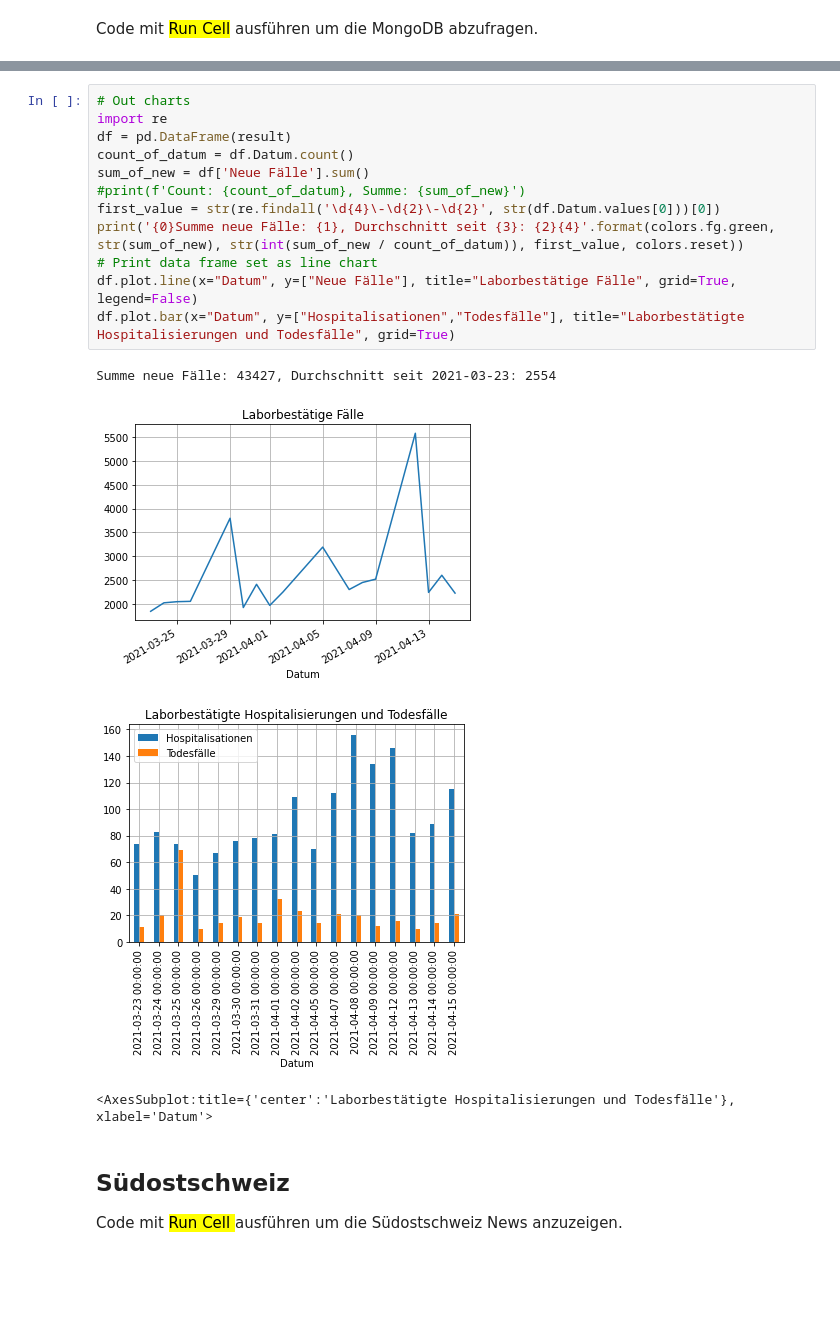
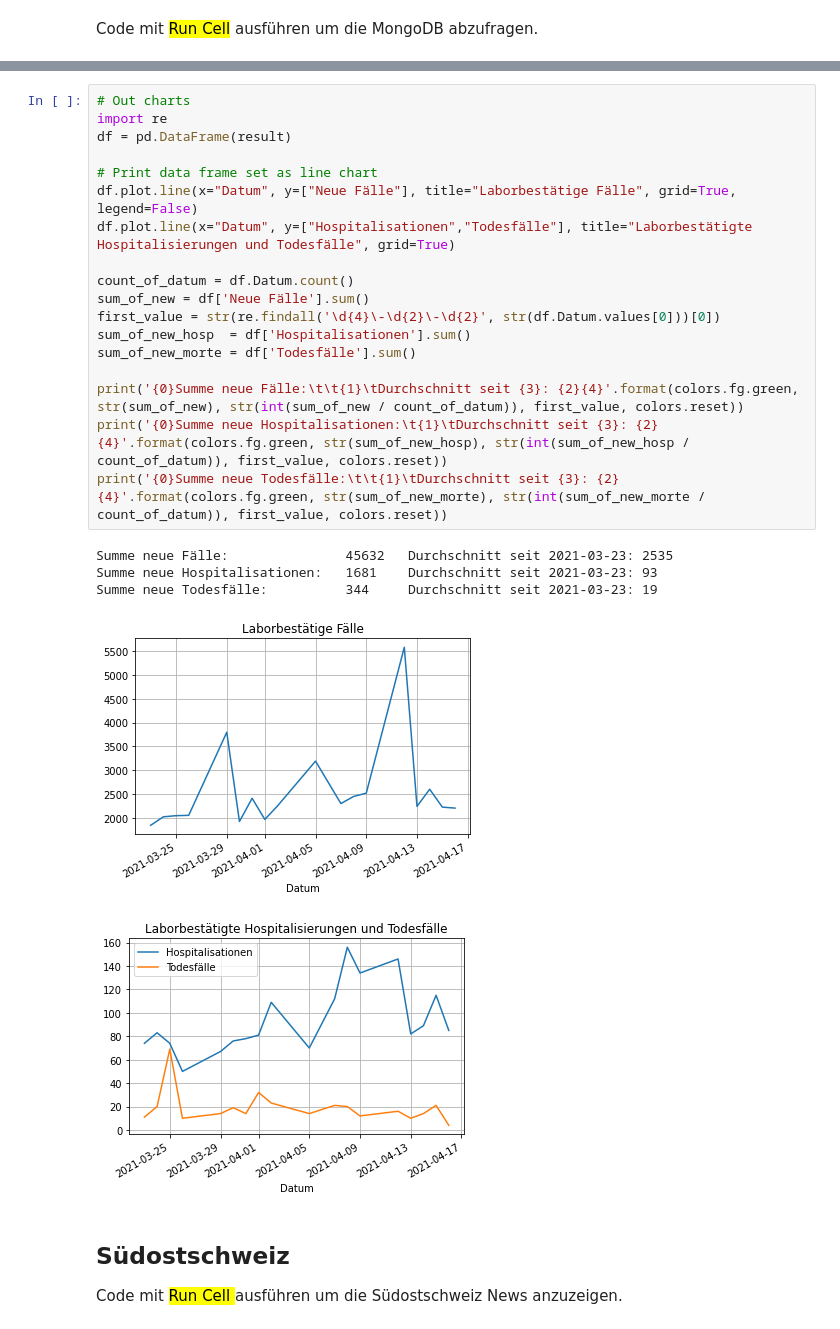
Before and after one commit to tinuwalther/Jupyter-Notebooks, a Jupyter notebook: python/News-Reader.ipynb, the cells around one changed output, grey strips where cells are left out. Cells and saved outputs as stored; diff of their text form; blank space fills up the shorter version.

```diff
--- a/python/News-Reader.ipynb
+++ b/python/News-Reader.ipynb
@@ -356,20 +338,27 @@ df.tail(5)
-# %%
-# Out charts
-import re
-df = pd.DataFrame(result)
-count_of_datum = df.Datum.count()
-sum_of_new = df['Neue Fälle'].sum()
-#print(f'Count: {count_of_datum}, Summe: {sum_of_new}')
-first_value = str(re.findall('\d{4}\-\d{2}\-\d{2}', str(df.Datum.values[0]))[0])
-print('{0}Summe neue Fälle: {1}, Durchschnitt seit {3}: {2}{4}'.format(colors.fg.green, str(sum_of_new), str(int(sum_of_new / count_of_datum)), first_value, colors.reset))
-# Print data frame set as line chart
-df.plot.line(x="Datum", y=["Neue Fälle"], title="Laborbestätige Fälle", grid=True, legend=False)
-df.plot.bar(x="Datum", y=["Hospitalisationen","Todesfälle"], title="Laborbestätigte Hospitalisierungen und Todesfälle", grid=True)
-# %% [output]
-Summe neue Fälle: 43427, Durchschnitt seit 2021-03-23: 2554
-[figure, removed]
-[figure, removed]
-<AxesSubplot:title={'center':'Laborbestätigte Hospitalisierungen und Todesfälle'}, xlabel='Datum'>
+# %%
+# Out charts
+import re
+df = pd.DataFrame(result)
+
+# Print data frame set as line chart
+df.plot.line(x="Datum", y=["Neue Fälle"], title="Laborbestätige Fälle", grid=True, legend=False)
+df.plot.line(x="Datum", y=["Hospitalisationen","Todesfälle"], title="Laborbestätigte Hospitalisierungen und Todesfälle", grid=True)
+
+count_of_datum = df.Datum.count()
+sum_of_new = df['Neue Fälle'].sum()
+first_value = str(re.findall('\d{4}\-\d{2}\-\d{2}', str(df.Datum.values[0]))[0])
+sum_of_new_hosp  = df['Hospitalisationen'].sum()
+sum_of_new_morte = df['Todesfälle'].sum()
+
+print('{0}Summe neue Fälle:\t\t{1}\tDurchschnitt seit {3}: {2}{4}'.format(colors.fg.green, str(sum_of_new), str(int(sum_of_new / count_of_datum)), first_value, colors.reset))
+print('{0}Summe neue Hospitalisationen:\t{1}\tDurchschnitt seit {3}: {2}{4}'.format(colors.fg.green, str(sum_of_new_hosp), str(int(sum_of_new_hosp / count_of_datum)), first_value, colors.reset))
+print('{0}Summe neue Todesfälle:\t\t{1}\tDurchschnitt seit {3}: {2}{4}'.format(colors.fg.green, str(sum_of_new_morte), str(int(sum_of_new_morte / count_of_datum)), first_value, colors.reset))
+# %% [output]
+Summe neue Fälle:               45632   Durchschnitt seit 2021-03-23: 2535
+Summe neue Hospitalisationen:   1681    Durchschnitt seit 2021-03-23: 93
+Summe neue Todesfälle:          344     Durchschnitt seit 2021-03-23: 19
+[figure, added]
+[figure, added]
 # %% [markdown]
 ## Südostschweiz
 Code  mit <mark> Run Cell </mark> ausführen um die Südostschweiz News anzuzeigen.
```
Also changed, not shown: parts of 4 cells of this notebook.
